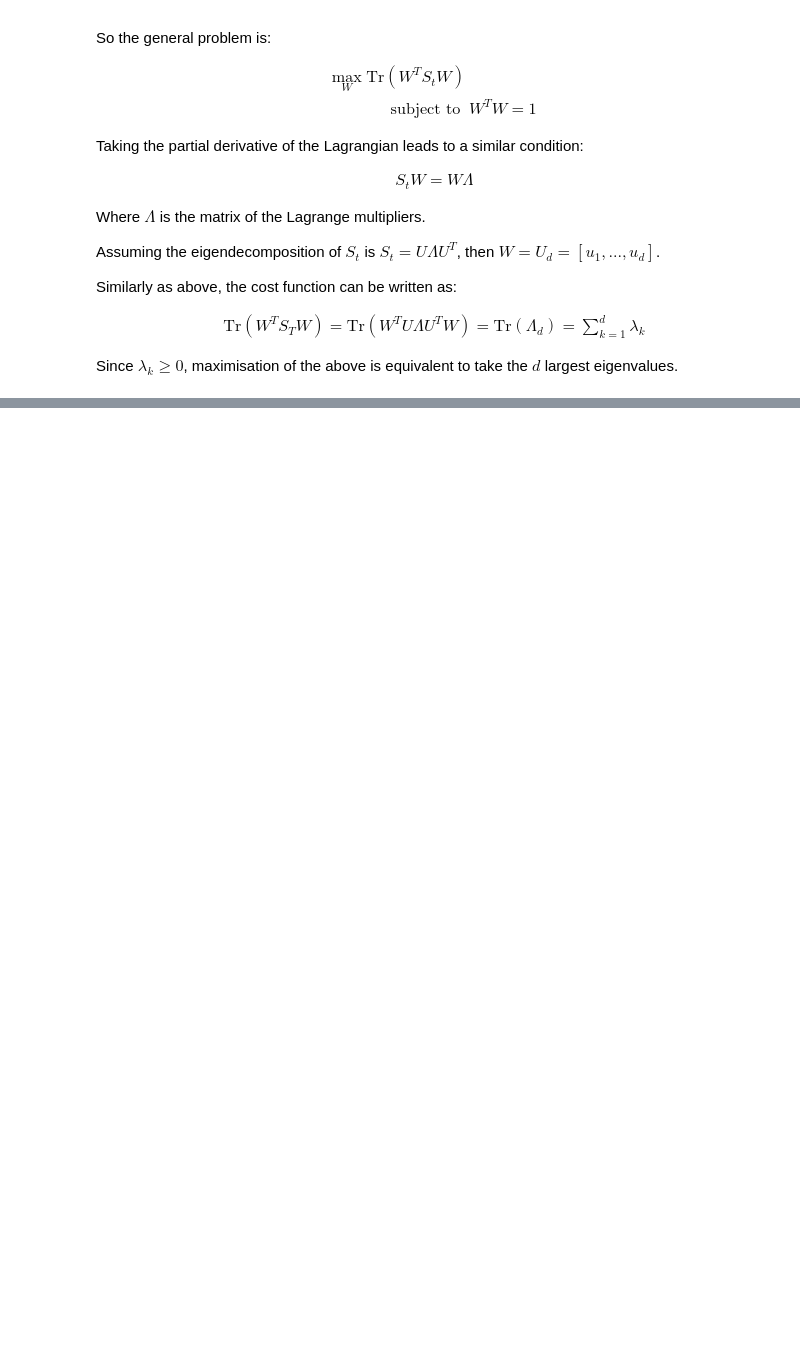
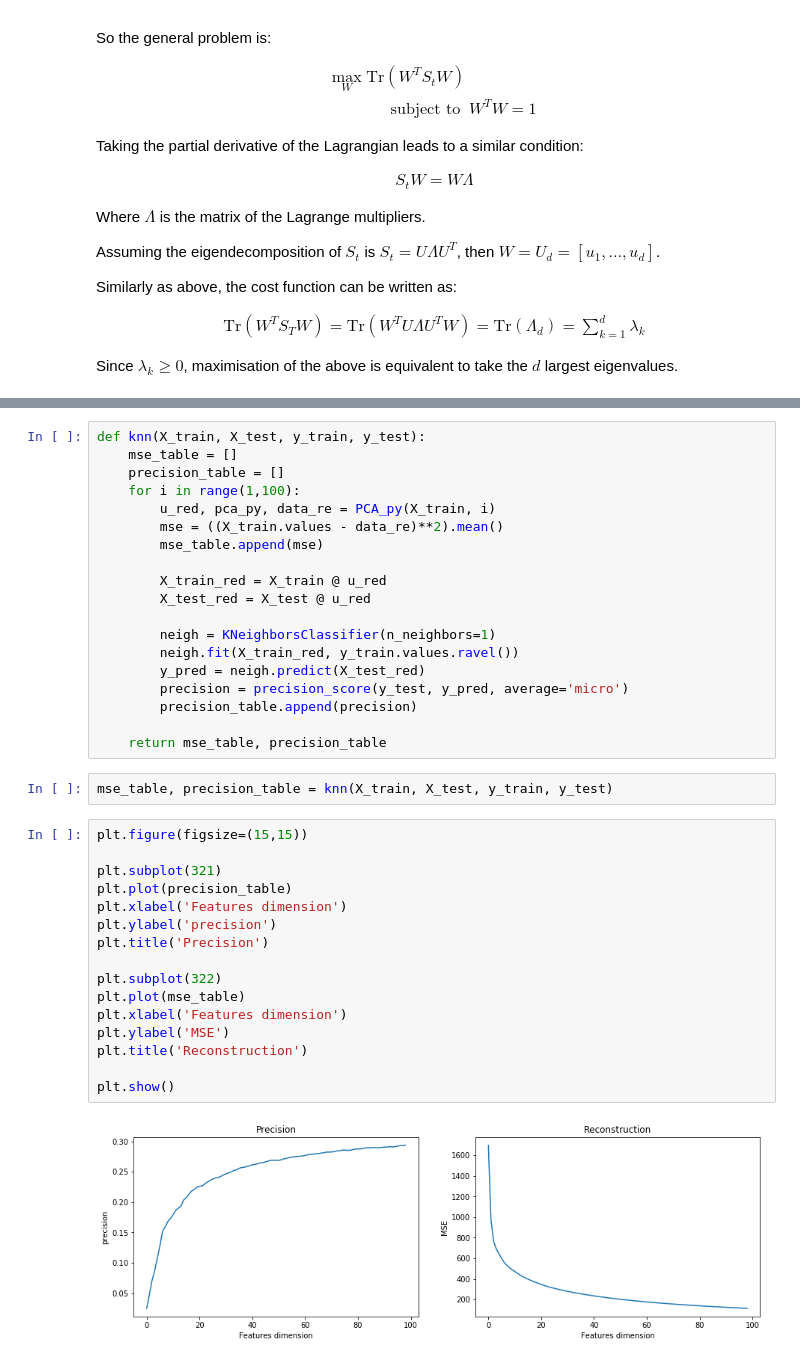
Before and after one commit to StaffG/PCA-LDA, a Jupyter notebook: PCA-LDA.ipynb, the cells around one changed output, grey strips where cells are left out. Drawn from its saved outputs; the diff is of its cells as text; blank space fills up the shorter version.

```diff
--- a/PCA-LDA.ipynb
+++ b/PCA-LDA.ipynb
@@ -160,0 +179,39 @@ ReturnVal = Ud;
+# %%
+def knn(X_train, X_test, y_train, y_test):
+    mse_table = []
+    precision_table = []
+    for i in range(1,100):
+        u_red, pca_py, data_re = PCA_py(X_train, i)
+        mse = ((X_train.values - data_re)**2).mean()
+        mse_table.append(mse)
+
+        X_train_red = X_train @ u_red
+        X_test_red = X_test @ u_red
+
+        neigh = KNeighborsClassifier(n_neighbors=1)
+        neigh.fit(X_train_red, y_train.values.ravel())
+        y_pred = neigh.predict(X_test_red)
+        precision = precision_score(y_test, y_pred, average='micro')
+        precision_table.append(precision)
+
+    return mse_table, precision_table
+# %%
+mse_table, precision_table = knn(X_train, X_test, y_train, y_test)
+# %%
+plt.figure(figsize=(15,15))
+
+plt.subplot(321)
+plt.plot(precision_table)
+plt.xlabel('Features dimension')
+plt.ylabel('precision')
+plt.title('Precision')
+
+plt.subplot(322)
+plt.plot(mse_table)
+plt.xlabel('Features dimension')
+plt.ylabel('MSE')
+plt.title('Reconstruction')
+
+plt.show()
+# %% [output]
+[figure, added]
```
Also changed, not shown: parts of 17 cells of this notebook.
